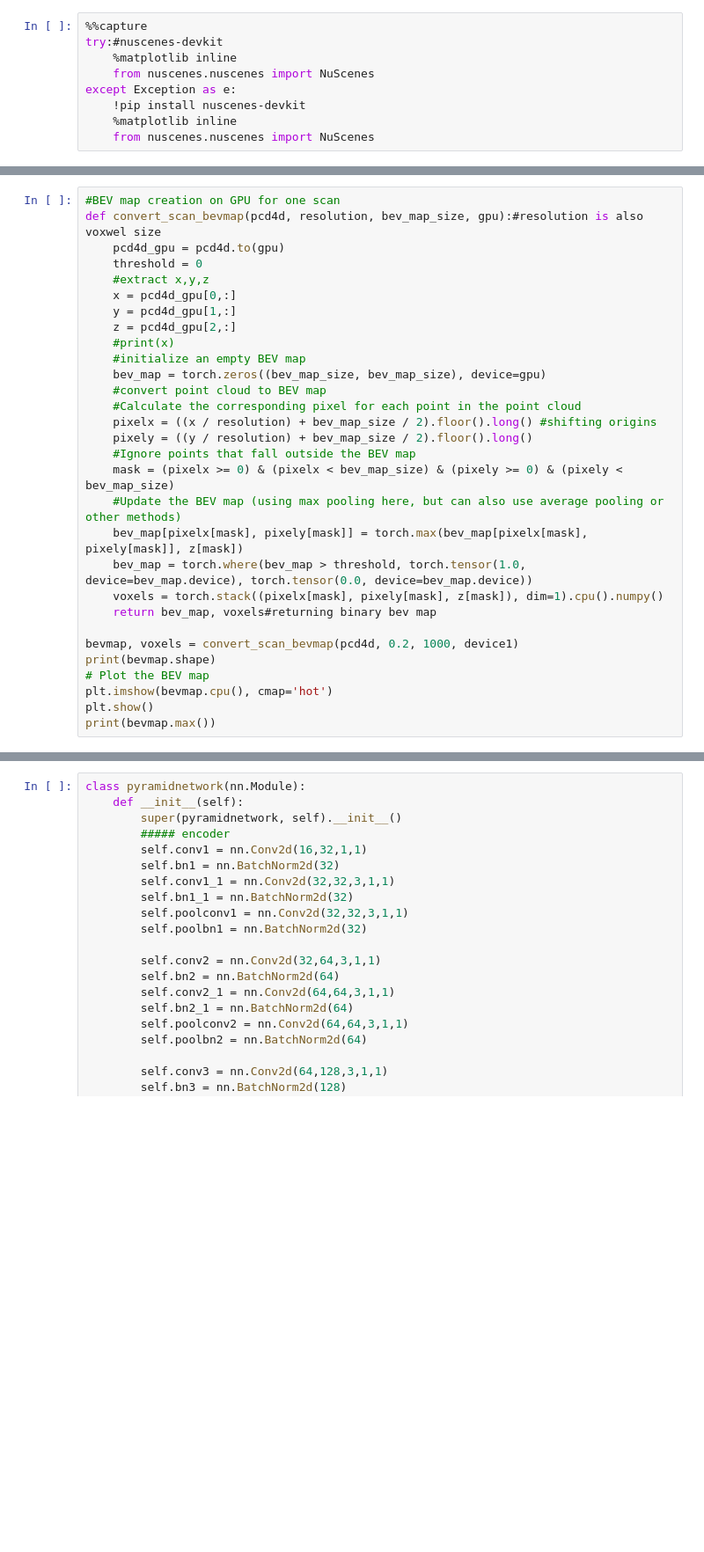
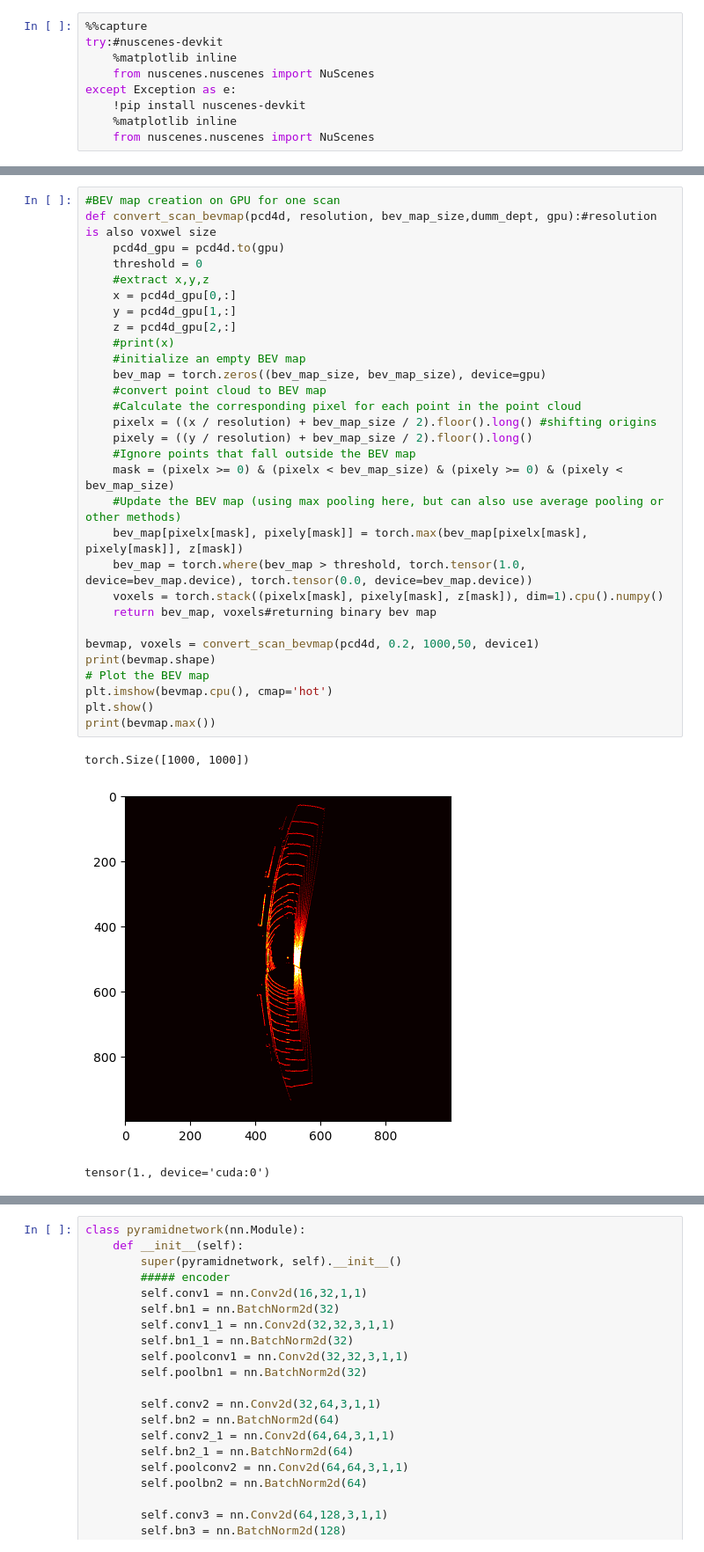
Before and after one commit to suwesh/Parallel-Perception-Network, a Jupyter notebook: scene-evo-hwacc.ipynb, the cells around one changed output, grey strips where cells are left out. Shown at 88% size. Saved outputs shown, nothing was run; the diff lists cells and outputs as text; blank space fills up the shorter version.

```diff
--- a/scene-evo-hwacc.ipynb
+++ b/scene-evo-hwacc.ipynb
@@ -68,33 +84,37 @@ def extract_pcd(directory, ifile):
 # %%
 #BEV map creation on GPU for one scan
-def convert_scan_bevmap(pcd4d, resolution, bev_map_size, gpu):#resolution is also voxwel size
+def convert_scan_bevmap(pcd4d, resolution, bev_map_size,dumm_dept, gpu):#resolution is also voxwel size
     pcd4d_gpu = pcd4d.to(gpu)
     threshold = 0
     #extract x,y,z
     x = pcd4d_gpu[0,:]
     y = pcd4d_gpu[1,:]
     z = pcd4d_gpu[2,:]
     #print(x)
     #initialize an empty BEV map
     bev_map = torch.zeros((bev_map_size, bev_map_size), device=gpu)
     #convert point cloud to BEV map
     #Calculate the corresponding pixel for each point in the point cloud
     pixelx = ((x / resolution) + bev_map_size / 2).floor().long() #shifting origins
     pixely = ((y / resolution) + bev_map_size / 2).floor().long()
     #Ignore points that fall outside the BEV map
     mask = (pixelx >= 0) & (pixelx < bev_map_size) & (pixely >= 0) & (pixely < bev_map_size)
     #Update the BEV map (using max pooling here, but can also use average pooling or other methods)
     bev_map[pixelx[mask], pixely[mask]] = torch.max(bev_map[pixelx[mask], pixely[mask]], z[mask])
     bev_map = torch.where(bev_map > threshold, torch.tensor(1.0, device=bev_map.device), torch.tensor(0.0, device=bev_map.device))
     voxels = torch.stack((pixelx[mask], pixely[mask], z[mask]), dim=1).cpu().numpy()
     return bev_map, voxels#returning binary bev map
 
-bevmap, voxels = convert_scan_bevmap(pcd4d, 0.2, 1000, device1)
+bevmap, voxels = convert_scan_bevmap(pcd4d, 0.2, 1000,50, device1)
 print(bevmap.shape)
 # Plot the BEV map
 plt.imshow(bevmap.cpu(), cmap='hot')
 plt.show()
 print(bevmap.max())
+# %% [output]
+torch.Size([1000, 1000])
+[figure, added]
+tensor(1., device='cuda:0')
 # %%
 import torch
 import matplotlib.pyplot as plt
```
Also changed, not shown: parts of 15 cells of this notebook.
